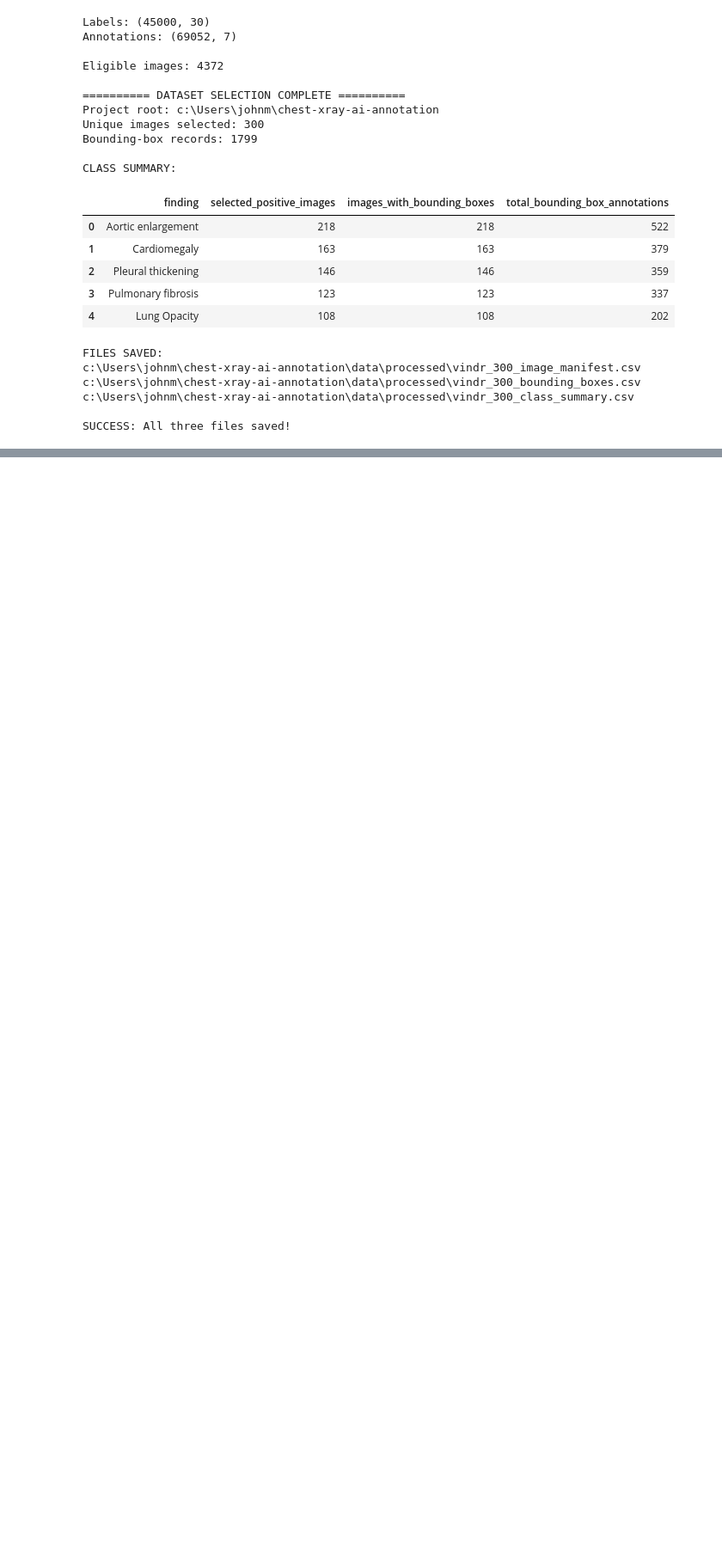
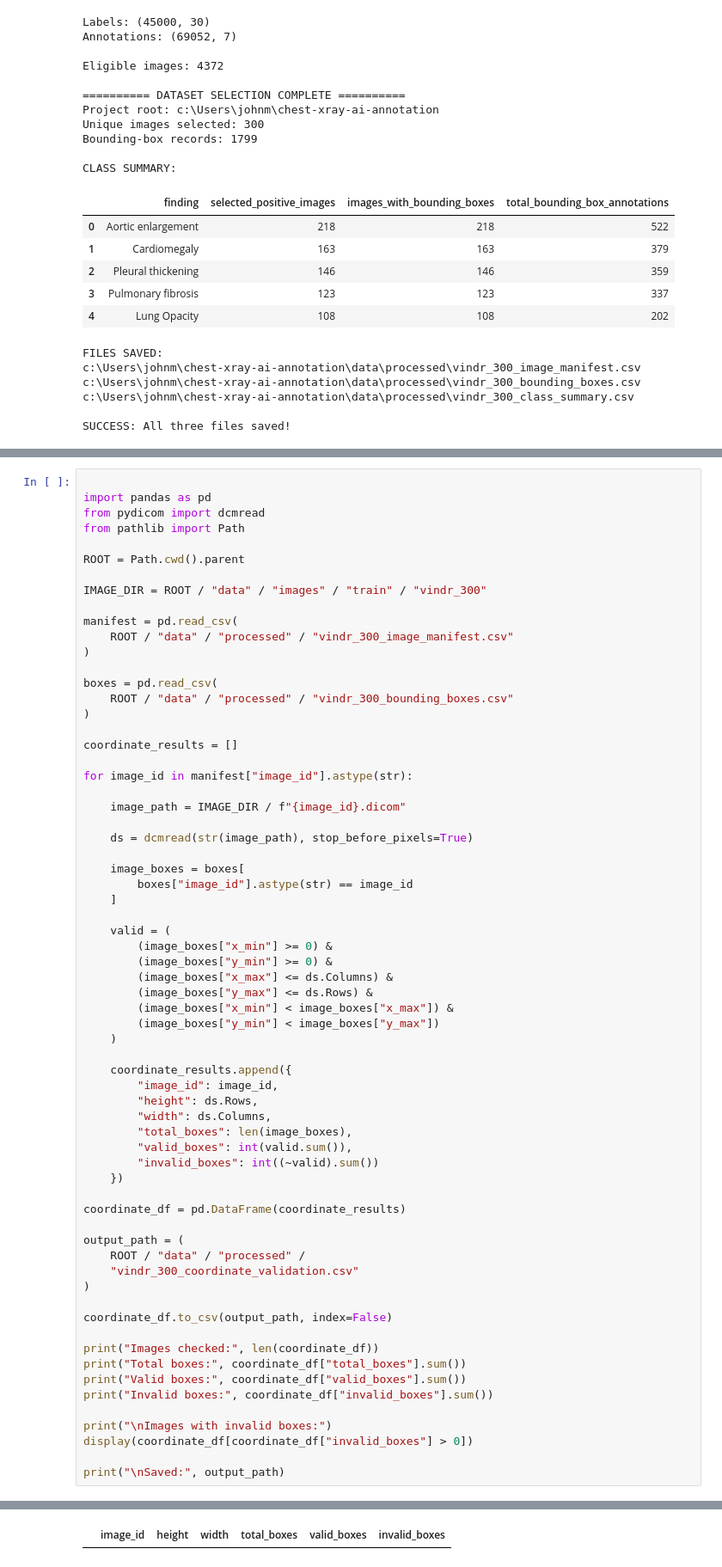
Before and after one commit to Angelinamoses/chest-xray-ai-annotation, a Jupyter notebook: notebooks/dataset_inspection.ipynb, the cells around one changed output, grey strips where cells are left out. Shown at 86% size. Cells and saved outputs as stored; diff of their text form; blank space fills up the shorter version.

```diff
--- a/notebooks/dataset_inspection.ipynb
+++ b/notebooks/dataset_inspection.ipynb
@@ -1124,0 +1372,67 @@ SUCCESS: All three files saved!
+# %%
+
+import pandas as pd
+from pydicom import dcmread
+from pathlib import Path
+
+ROOT = Path.cwd().parent
+
+IMAGE_DIR = ROOT / "data" / "images" / "train" / "vindr_300"
+
+manifest = pd.read_csv(
+    ROOT / "data" / "processed" / "vindr_300_image_manifest.csv"
+)
+
+boxes = pd.read_csv(
+    ROOT / "data" / "processed" / "vindr_300_bounding_boxes.csv"
+)
+
+coordinate_results = []
+
+for image_id in manifest["image_id"].astype(str):
+
+    image_path = IMAGE_DIR / f"{image_id}.dicom"
+
+    ds = dcmread(str(image_path), stop_before_pixels=True)
+
+    image_boxes = boxes[
+        boxes["image_id"].astype(str) == image_id
+    ]
+
+    valid = (
+        (image_boxes["x_min"] >= 0) &
+        (image_boxes["y_min"] >= 0) &
+        (image_boxes["x_max"] <= ds.Columns) &
+        (image_boxes["y_max"] <= ds.Rows) &
+        (image_boxes["x_min"] < image_boxes["x_max"]) &
+        (image_boxes["y_min"] < image_boxes["y_max"])
+    )
+
+    coordinate_results.append({
+        "image_id": image_id,
+        "height": ds.Rows,
+        "width": ds.Columns,
+        "total_boxes": len(image_boxes),
+        "valid_boxes": int(valid.sum()),
+        "invalid_boxes": int((~valid).sum())
+    })
+
+coordinate_df = pd.DataFrame(coordinate_results)
+
+output_path = (
+    ROOT / "data" / "processed" /
+    "vindr_300_coordinate_validation.csv"
+)
+
+coordinate_df.to_csv(output_path, index=False)
+
+print("Images checked:", len(coordinate_df))
+print("Total boxes:", coordinate_df["total_boxes"].sum())
+print("Valid boxes:", coordinate_df["valid_boxes"].sum())
+print("Invalid boxes:", coordinate_df["invalid_boxes"].sum())
+
+print("\nImages with invalid boxes:")
+display(coordinate_df[coordinate_df["invalid_boxes"] > 0])
+
+print("\nSaved:", output_path)
+# %% [output]
@@ -1124,0 +1445 @@ SUCCESS: All three files saved!
+|  | image_id | height | width | total_boxes | valid_boxes | invalid_boxes |
```
Also changed, not shown: parts of 6 cells of this notebook, 4 other files.
